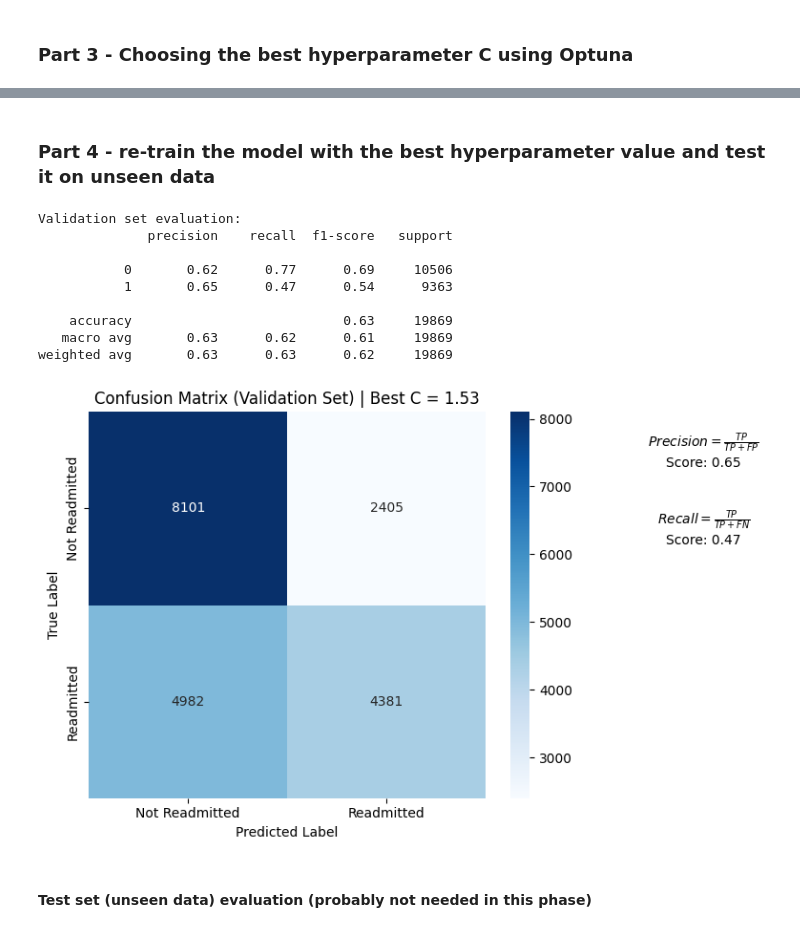
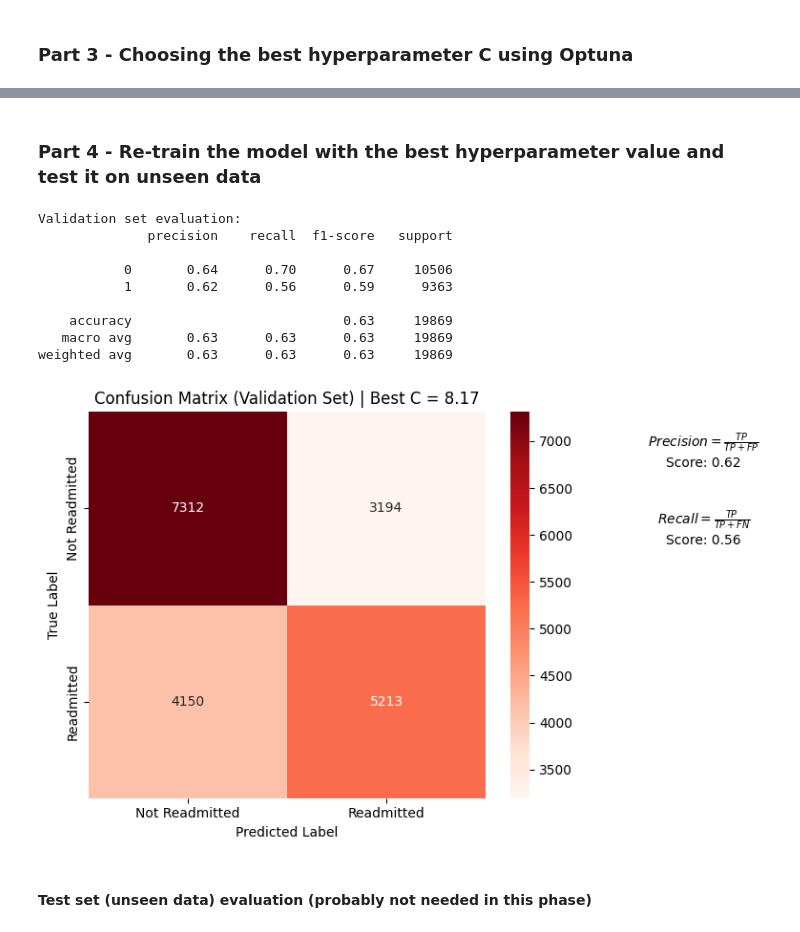
Before and after one commit to wip-0/ds207_final_project, a Jupyter notebook: notebook/logistic_regression/log_regr_vts.ipynb, the cells around one changed output, grey strips where cells are left out. Drawn from its saved outputs; the diff is of its cells as text; code cells hidden in the pictures.

```diff
--- a/notebook/logistic_regression/log_regr_vts.ipynb
+++ b/notebook/logistic_regression/log_regr_vts.ipynb
@@ -88,6 +88,7 @@ def fit_log_regression(Xtrain, ytrain, Xval,
     # add the logistic regression step to the pipeline and its parameters
     steps.append(('lr', LogisticRegression(max_iter = 500,
                                            C = c,
+                                           class_weight = 'balanced',
                                            solver = 'liblinear', # or 'lbfgs',
                                            random_state = seed)))
     # create the pipeline
@@ -402,39 +412,45 @@ Best C value: 1.534609684506158
 # %% [markdown]
-### Part 4 - re-train the model with the best hyperparameter value and test it on unseen data
+### Part 4 - Re-train the model with the best hyperparameter value and test it on unseen data
 # %%
-# logistic regression model and
+# best logistic regression model and
 # its predictions (train and validation sets):
 best_lr, y_pred_tr, y_pred_vl = \
 fit_log_regression(Xtrain = X_train_lr,
                        ytrain = df_ytrain,
                        Xval = X_val_lr,
                        seed = SEED,
-                       c = best_C, # using best C value
+                       c = best_C, # using best C value (hyperparameter)
                        normalise_data = False)
+
+## DO NOT USE THE THRESHOLD AS A HYPERPARAMETER in trial
+# threshold = study.best_params['threshold']
+# y_proba_vl = best_lr.predict_proba(X_val_lr)[:, 1]
+# y_pred_vl = (y_proba_vl >= threshold).astype(int)
 
 print('Validation set evaluation:')
 # validation set metrics:
-recall_vl, _, _, _ = \
+recall_vl, precision_vl, f1_vl, cl_report_vl = \
     evaluate_predictions(true_values = df_yval,
                          predictions = y_pred_vl,
                          print_class_report = True)
 
 # confusion matrix-validation set
 results_cm_val = \
     plot_confusion_matrix(df_yval['readmitted'],
                       y_pred_vl,
                       class_names= ['Not Readmitted', 'Readmitted'],
                       fig_size= (8,5),
+                      colour_map= 'Reds',
                       title= 'Confusion Matrix (Validation Set) | Best C = {:.2f}'.format(best_C)
                       )
 # %% [output]
 Validation set evaluation:
               precision    recall  f1-score   support
 
-           0       0.62      0.77      0.69     10506
-           1       0.65      0.47      0.54      9363
+           0       0.64      0.70      0.67     10506
+           1       0.62      0.56      0.59      9363
 
     accuracy                           0.63     19869
-   macro avg       0.63      0.62      0.61     19869
-weighted avg       0.63      0.63      0.62     19869
+   macro avg       0.63      0.63      0.63     19869
+weighted avg       0.63      0.63      0.63     19869
-[figure, old version]
+[figure, new version]
```
Also changed, not shown: parts of 12 cells of this notebook.
